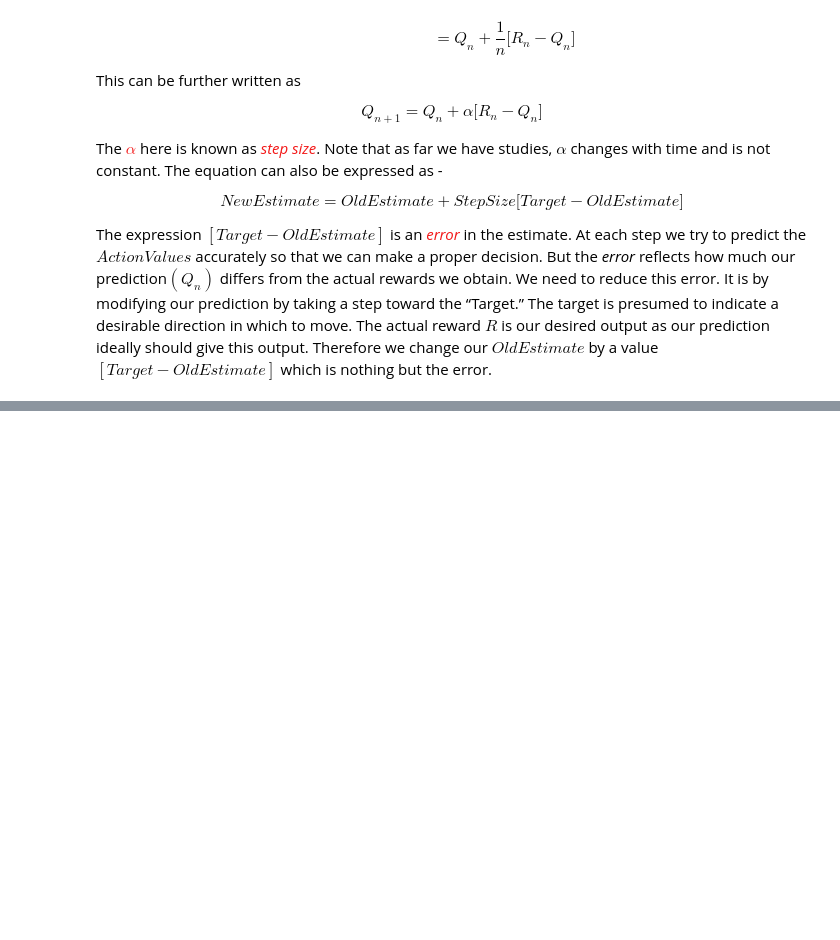
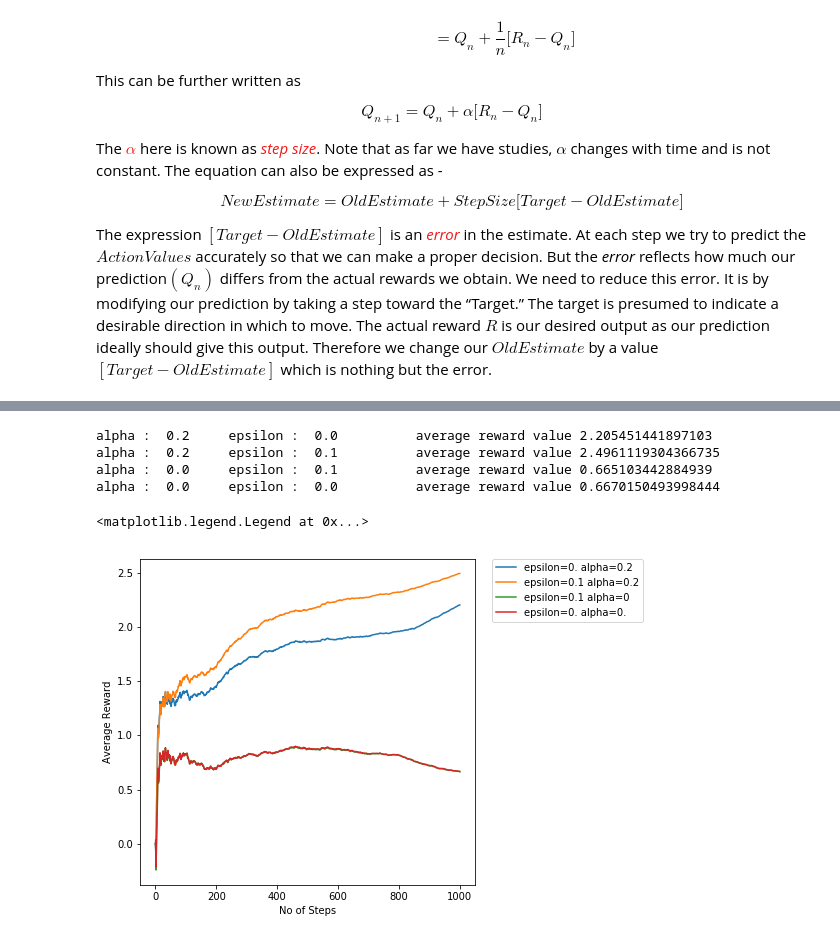
Before and after one commit to alokwhitewolf/Reinforcement-Learning, a Jupyter notebook: ch_02/K-Armed-Bandit.ipynb, the cells around one changed output, grey strips where cells are left out. Saved outputs shown, nothing was run; the diff lists cells and outputs as text; code cells hidden in the pictures; blank space fills up the shorter version.

Commit message:
Non stationary done

```diff
--- a/ch_02/K-Armed-Bandit.ipynb
+++ b/ch_02/K-Armed-Bandit.ipynb
@@ -240,0 +280,79 @@ $$
+# %%
+def weighted_non_stationary(arms=10,mean_optimal=0,std_dev_optimal=1,std_dev_reward=1,init_expectation = 0,iterations=1000,epsilon=0.1, alpha=0.5):
+    no_of_actions = arms
+    #optimal_action_values = np.random.normal(mean_optimal, std_dev_optimal, size=no_of_actions)
+    optimal_action_values = list_optimal
+    expect = [init_expectation]*no_of_actions
+    act_occur = [0]*no_of_actions
+
+    def get_maxvalue_index(list_):
+        #Get list of indexes which contain maximum value in a list
+        indexes_of_max_values = np.argwhere(list_ == np.amax(list_)).flatten().tolist()
+        #return an index randomly
+        return random.choice(indexes_of_max_values)
+
+    avg_rward_list = [0]
+    avg_rward_value = 0
+
+
+    counter = 0
+    #print (optimal_action_values)
+
+    for t in range(iterations):
+
+        counter += 1
+        if counter%200==0:
+            np.random.seed(counter)
+            changes = np.random.normal(mean_optimal,std_dev_optimal,no_of_actions)
+            optimal_action_values = np.add(optimal_action_values,changes)
+
+
+        if random.random()<epsilon:
+            act_index = random.randint(0,no_of_actions-1)
+            #print ("*")
+        else:
+            act_index = (get_maxvalue_index(expect))
+        act_occur[act_index]+=1
+        rward_t = np.random.normal(optimal_action_values[act_index],std_dev_reward)
+
+        expect[act_index] = ((rward_t*alpha) + ((1-alpha)*(expect[act_index])))
+        avg_rward_value = ((avg_rward_value*(counter-1))+rward_t)/(counter)
+        avg_rward_list.append(avg_rward_value)
+        #print  (act_index)
+    #plt.plot(avg_rward_list,color=colr)
+    #print ("Average Reward : Greedy : \t",avg_rward_value)
+    return avg_rward_list,avg_rward_value
+
+
+def weighted_non_stationary_experiment(arms=10,mean_optimal=0,std_dev_optimal=1,std_dev_reward=1,init_expectation = 0,iterations=1000,epsilon=0.1,alpha=0.5,no_of_exp = 500):
+    rward_list = [0]
+    rward_value = 0
+    for x in range(no_of_exp):
+        avg_lists, avg_values = weighted_non_stationary(arms,mean_optimal,std_dev_optimal,std_dev_reward,init_expectation,iterations,epsilon,alpha)
+        if x == 0:
+            rward_list = avg_lists
+            rward_value = avg_values
+        else:
+            rward_list = np.add(np.dot(x,rward_list),avg_lists)/(x+1)
+            rward_value = ((x*rward_value)+avg_values)/(x+1)
+
+    print ("alpha : ",alpha, "\t epsilon : ",epsilon,"\t average reward value",rward_value)
+    return (rward_list)
+
+fig, axes = plt.subplots(nrows=1, ncols=1, figsize=(6, 6))
+axes.plot(weighted_non_stationary_experiment(epsilon=0.,alpha=0.2), label="epsilon=0. alpha=0.2")
+axes.plot(weighted_non_stationary_experiment(epsilon=0.1,alpha=0.2), label="epsilon=0.1 alpha=0.2")
+axes.plot(weighted_non_stationary_experiment(epsilon=0.1,alpha=0.), label="epsilon=0.1 alpha=0")
+axes.plot(weighted_non_stationary_experiment(epsilon=0.,alpha=0.), label="epsilon=0. alpha=0.")
+#axes.plot(greedy_experiment(epsilon=0),color='b',label="epsilon=0")
+axes.set_xlabel("No of Steps")
+
+axes.set_ylabel("Average Reward")
+axes.legend(bbox_to_anchor=(1.05, 1), loc=2, borderaxespad=0.)
+# %% [output]
+alpha :  0.2     epsilon :  0.0          average reward value 2.205451441897103
+alpha :  0.2     epsilon :  0.1          average reward value 2.4961119304366735
+alpha :  0.0     epsilon :  0.1          average reward value 0.665103442884939
+alpha :  0.0     epsilon :  0.0          average reward value 0.6670150493998444
+<matplotlib.legend.Legend at 0x...>
+[figure, added]
```
Also changed, not shown: parts of 4 cells of this notebook.
